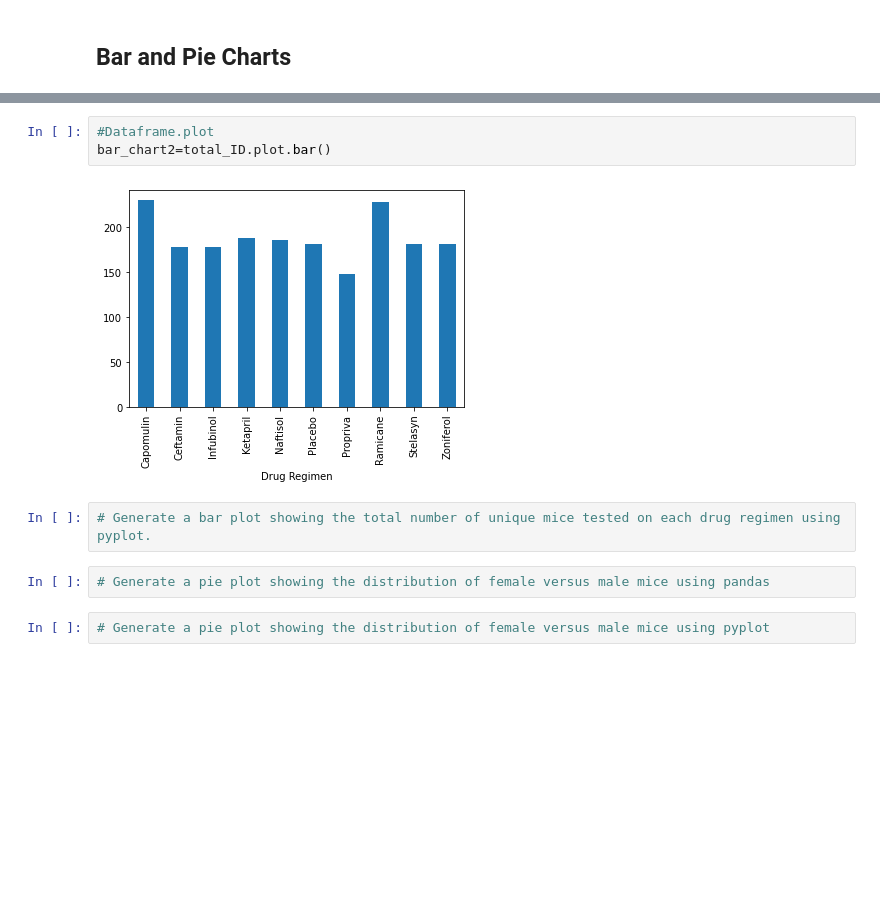
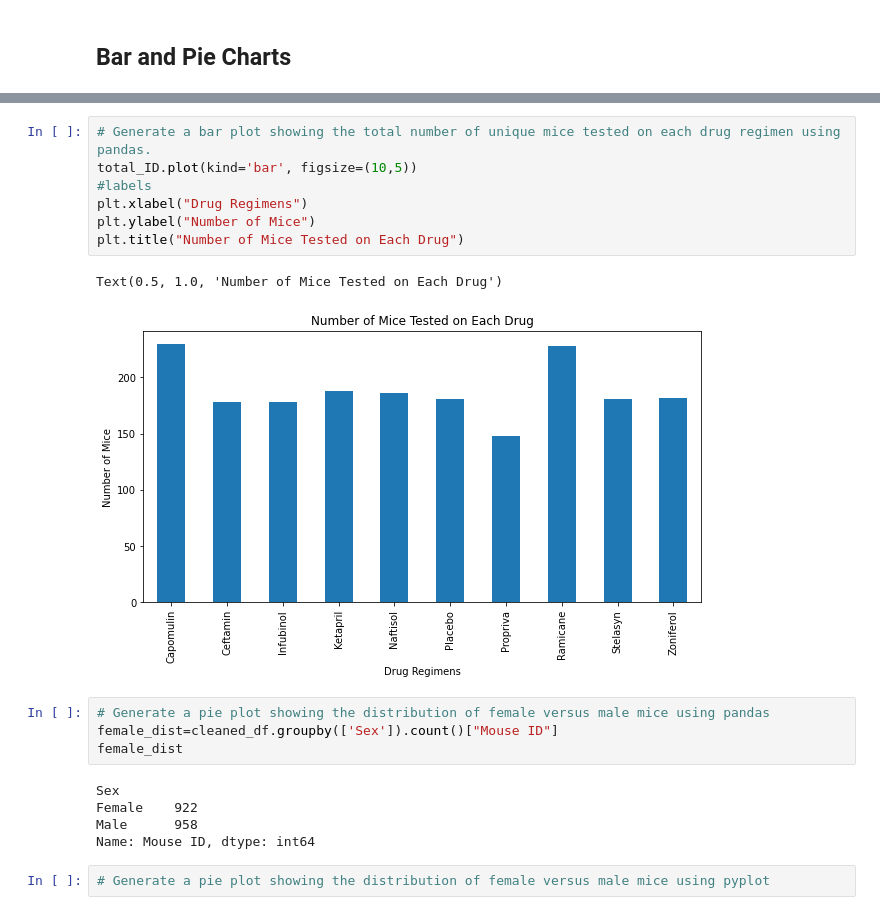
Before and after one commit to nhaile96/matplotlib_HW, a Jupyter notebook: Pymaceuticals/pymaceuticals_starter.ipynb, the cells around one changed output, grey strips where cells are left out. Saved outputs shown, nothing was run; the diff lists cells and outputs as text; blank space fills up the shorter version.

```diff
--- a/Pymaceuticals/pymaceuticals_starter.ipynb
+++ b/Pymaceuticals/pymaceuticals_starter.ipynb
@@ -156,15 +156,25 @@ plt.title("Number of Mice Tested on Each Drug")
 # %% [output]
 Text(0.5, 1.0, 'Number of Mice Tested on Each Drug')
 [figure]
-# %%
-#Dataframe.plot
-bar_chart2=total_ID.plot.bar()
-# %% [output]
-[figure, removed]
 # %%
-# Generate a bar plot showing the total number of unique mice tested on each drug regimen using pyplot.
+# Generate a bar plot showing the total number of unique mice tested on each drug regimen using pandas.
+total_ID.plot(kind='bar', figsize=(10,5))
+#labels
+plt.xlabel("Drug Regimens")
+plt.ylabel("Number of Mice")
+plt.title("Number of Mice Tested on Each Drug")
+# %% [output]
+Text(0.5, 1.0, 'Number of Mice Tested on Each Drug')
+[figure, added]
 # %%
 # Generate a pie plot showing the distribution of female versus male mice using pandas
+female_dist=cleaned_df.groupby(['Sex']).count()["Mouse ID"]
+female_dist
+# %% [output]
+Sex
+Female    922
+Male      958
+Name: Mouse ID, dtype: int64
 # %%
 # Generate a pie plot showing the distribution of female versus male mice using pyplot
 # %% [markdown]
```
Also changed, not shown: parts of 1 cell of this notebook.
